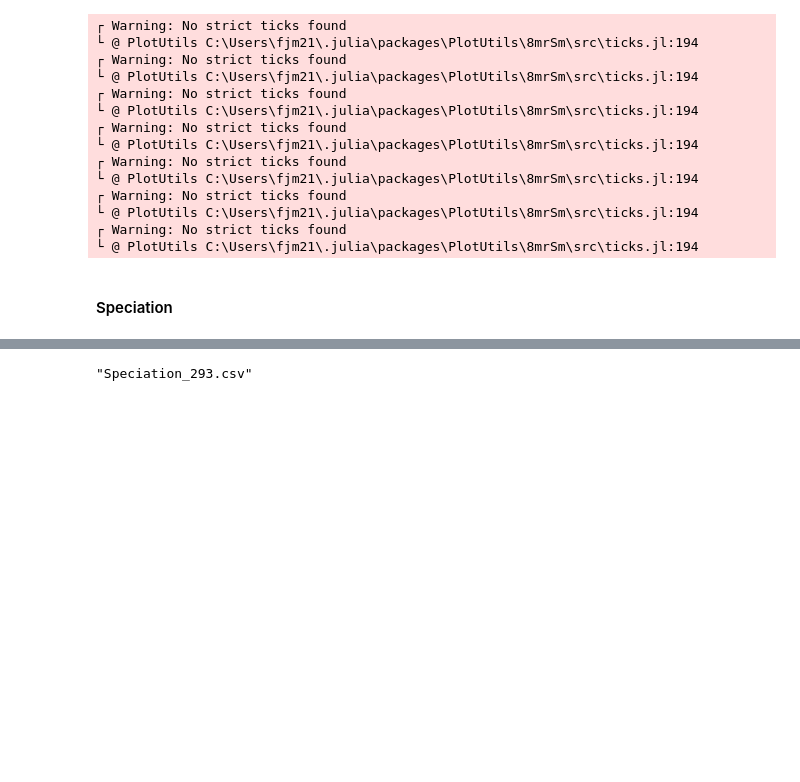
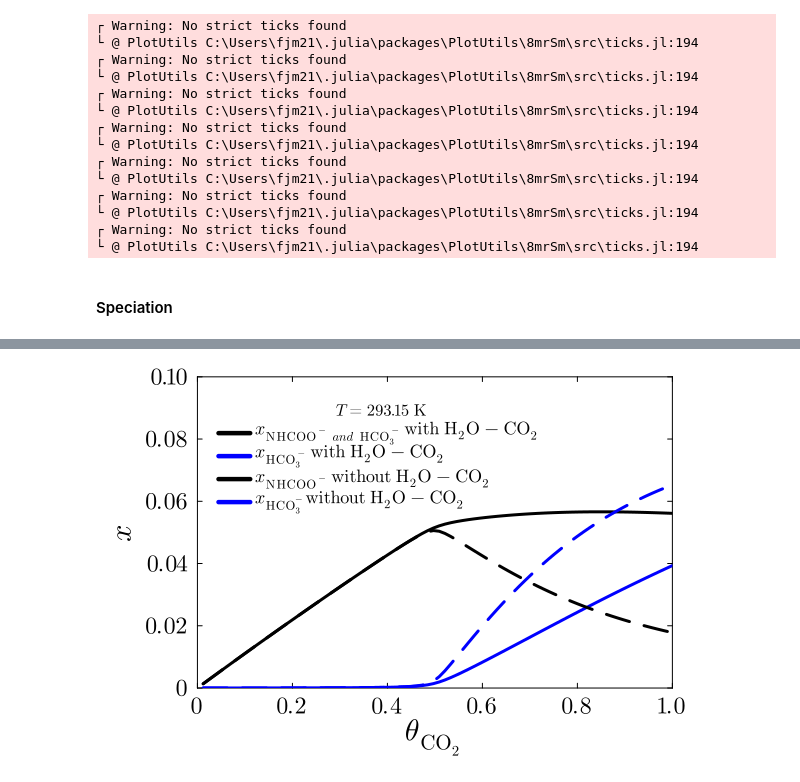
Before and after one commit to freddymartin03/Computational-Thermodynamics-4th-Year-project, a Jupyter notebook: Week 8/Comparison_MEA_H2O_CO2.ipynb, the cells around one changed output, grey strips where cells are left out. Drawn from its saved outputs; the diff is of its cells as text; code cells hidden in the pictures; blank space fills up the shorter version.

```diff
--- a/Week 8/Comparison_MEA_H2O_CO2.ipynb
+++ b/Week 8/Comparison_MEA_H2O_CO2.ipynb
@@ -582,49 +587,53 @@ plt6 = plot(grid = :off,
       foreground_color_legend = nothing,
       legend_font = font(12),
       legendtitle = L"T = 293.15 \ \mathrm{K}",
-      xtickfont = font(12),
-      ytickfont = font(12),
+      legend_background_color = :transparent,
+      xticks = ([0, 0.2, 0.4, 0.6, 0.8, 1.0],[L"0", L"0.2",L"0.4",L"0.6",L"0.8",L"1.0"]),
+      xtickfont = font(16),
+      yticks = ([0, 0.02, 0.04, 0.06, 0.08, 0.10],[L"0", L"0.02",L"0.04",L"0.06",L"0.08",L"0.10"]),
+      ytickfont = font(16),
       xlims = (0, 1),
       ylims = (0, 0.1),
       legend =:topleft,
       left_margin = 4mm,
       right_margin = 4mm,
-      xguidefontsize=16,
-      yguidefontsize=16)
+      bottom_margin = 4mm,
+      xguidefontsize=20,
+      yguidefontsize=20)
 
 plot!(plt6, loadfil, xNHCOO_293_assoc,
       color = "black",
       line = (:path, 3),
-      label = L"x_{\mathrm{NHCOO}^-} \mathrm{ with \ H_{2}O-CO_{2}}")
+      label = L"x_{\mathrm{NHCOO}^- \ and \ \ \mathrm{HCO}_3^-} \mathrm{ with \ H_{2}O-CO_{2}}")
 
 plot!(plt6, loadfil, xHCO3_293_assoc,
       color = "blue",
       line = (:path, 3),
       label = L"x_{\mathrm{HCO}_3^-} \mathrm{ with \ H_{2}O-CO_{2}}")
 
 
  plot!(plt6, loadfil, xNHCOO_293_no_assoc,
       color = "black",
       line = (:dash, 3),
       label = L"x_{\mathrm{NHCOO}^-} \mathrm{ without \ H_{2}O-CO_{2}}")
 
 plot!(plt6, loadfil, xHCO3_293_no_assoc,
       color = "blue",
       line = (:dash, 3),
-      label = L"x_{\mathrm{HCO}_3^-} \mathrm{ without \ H_{2}O-CO_{2}}")
+      label = L"x_{\mathrm{HCO}_3^{-}} \mathrm{ without \ H_{2}O-CO_{2}}")
 
 xlabel!(plt6, L"\theta_{\mathrm{CO_2}}")
 ylabel!(plt6, L"x")
 
-# savefig(plt4, "Compara_Loading_313")
+#savefig(plt6, "C:\\Users\\fjm21\\OneDrive - Imperial College London\\Fourth Year\\Masters Project\\Figures\\Compara_Loading_293.png")
 
-df = DataFrame(
-    CO2_Loading = loadfil,
-    xNHCOO_with_assoc = xNHCOO_293_assoc,
-    xNHCOO_without_assoc = xNHCOO_293_no_assoc,
-    xHCO3_with_assoc = xHCO3_293_assoc,
-    xHCO3_without_assoc = xHCO3_293_no_assoc,
-)
-CSV.write("Speciation_293.csv", df)
+# df = DataFrame(
+#     CO2_Loading = loadfil,
+#     xNHCOO_with_assoc = xNHCOO_293_assoc,
+#     xNHCOO_without_assoc = xNHCOO_293_no_assoc,
+#     xHCO3_with_assoc = xHCO3_293_assoc,
+#     xHCO3_without_assoc = xHCO3_293_no_assoc,
+# )
+# CSV.write("Speciation_293.csv", df)
 # %% [output]
-"Speciation_293.csv"
+[figure, added]
```
Also changed, not shown: parts of 3 cells of this notebook, 4 other files.
